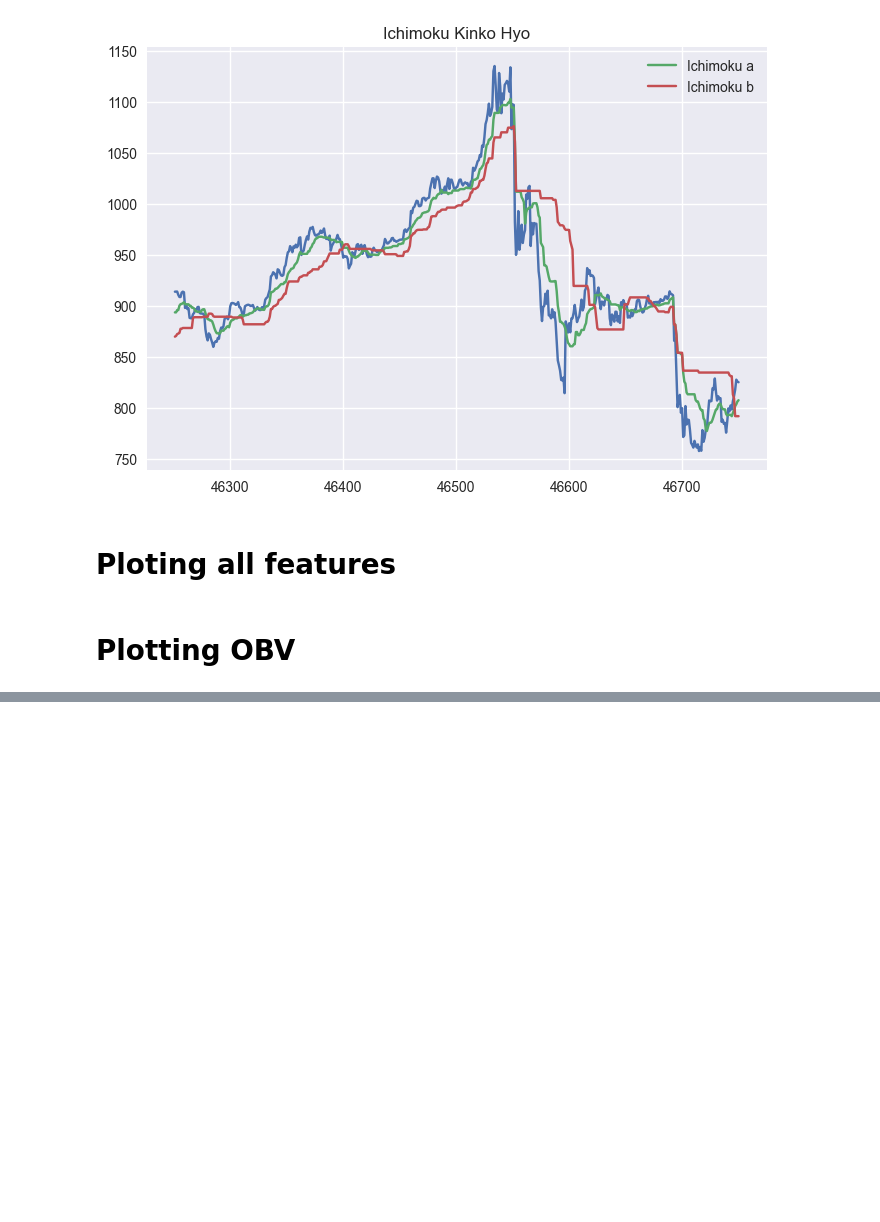
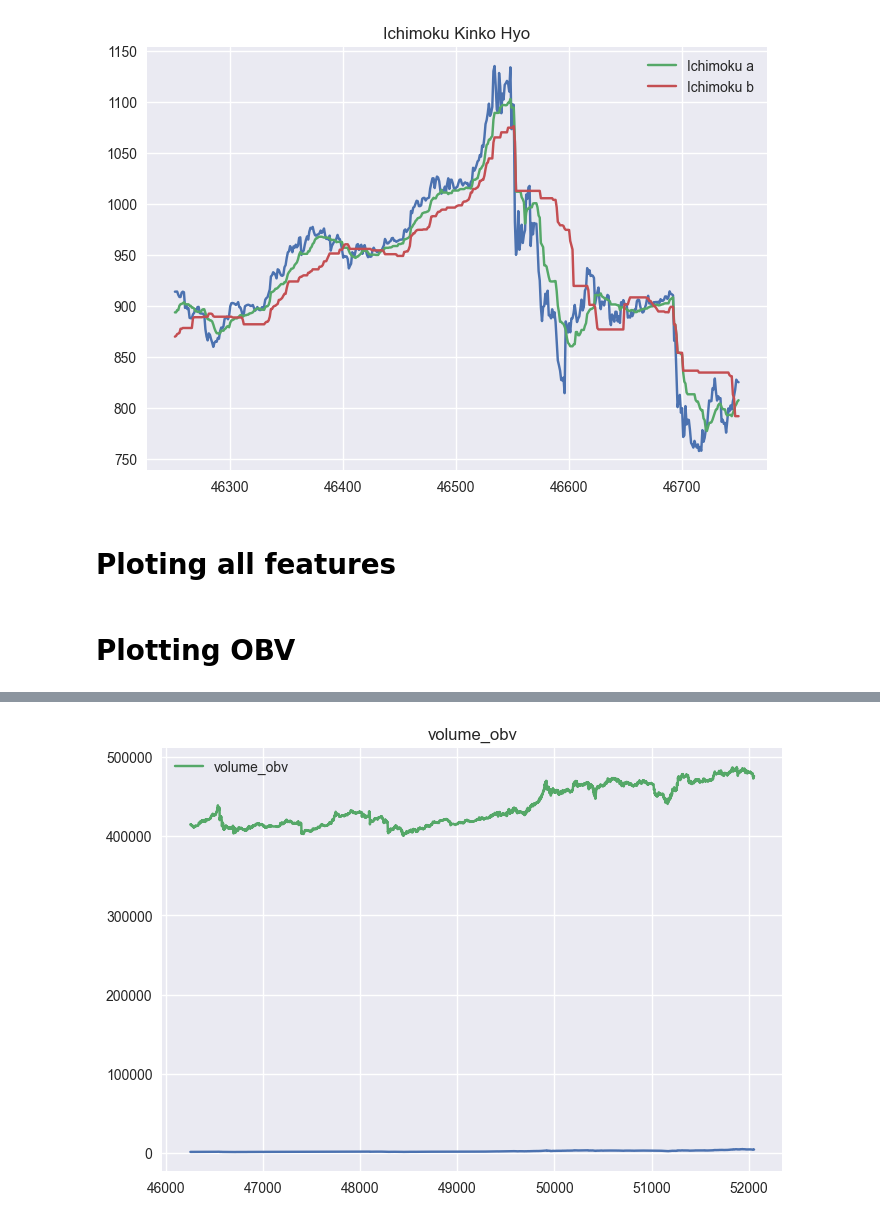
Before and after one commit to ssundardev/ssdev-ta, a Jupyter notebook: ssdev/visualize_features_1.ipynb, the cells around one changed output, grey strips where cells are left out. Saved outputs shown, nothing was run; the diff lists cells and outputs as text; code cells hidden in the pictures; blank space fills up the shorter version.

```diff
--- a/ssdev/visualize_features_1.ipynb
+++ b/ssdev/visualize_features_1.ipynb
@@ -142,0 +178,10 @@ plt.show()
+# %%
+# volume_obv
+plt.plot(df[40500:54000].Close)
+plt.plot(df[40500:54000].volume_obv, label='volume_obv')
+
+plt.title('volume_obv')
+plt.legend()
+plt.show()
+# %% [output]
+[figure, added]
```
Also changed, not shown: parts of 4 cells of this notebook, 2 other files.
